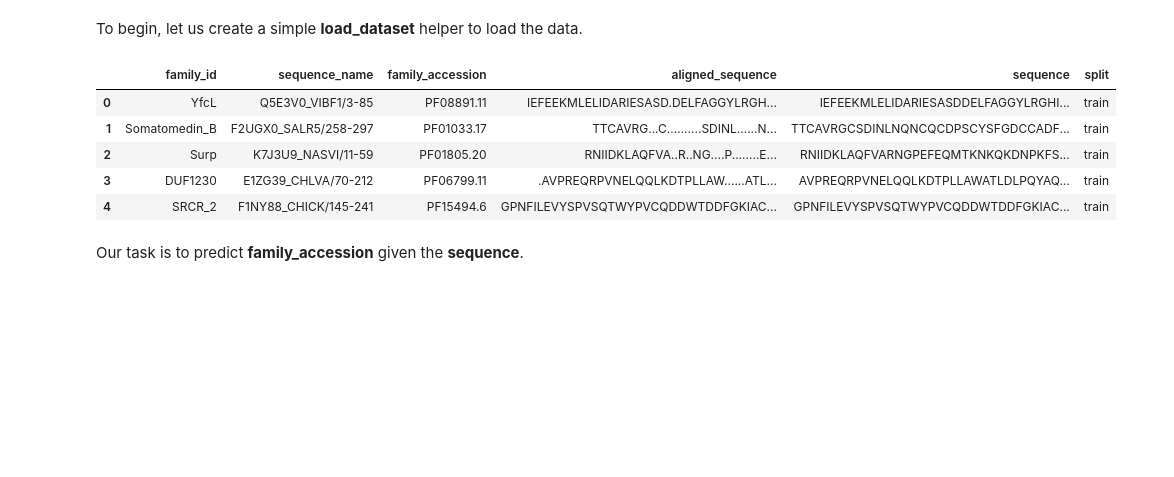
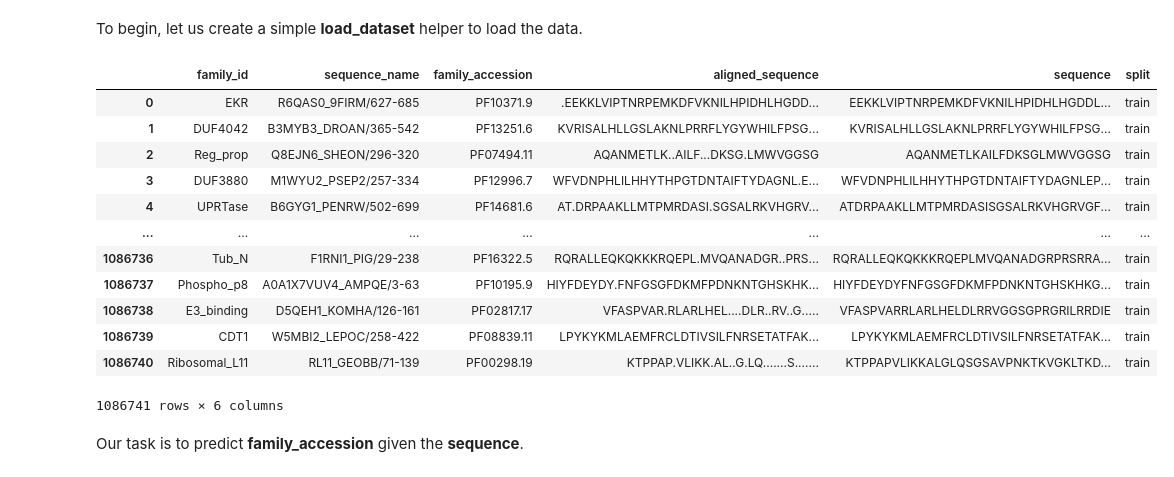
Before and after one commit to jl3720/pfam, a Jupyter notebook: pfam-embedding-is-all-you-need.ipynb, the cells around one changed output. Drawn from its saved outputs; the diff is of its cells as text; code cells hidden in the pictures; blank space fills up the shorter version.

```diff
--- a/pfam-embedding-is-all-you-need.ipynb
+++ b/pfam-embedding-is-all-you-need.ipynb
@@ -48,14 +68,21 @@ raw_train_df = load_dataset("train")
 raw_dev_df = load_dataset("dev")
 raw_test_df = load_dataset("test")
 # %%
-raw_train_df.head()
+raw_train_df
 # %% [output]
 |  | family_id | sequence_name | family_accession | aligned_sequence | sequence | split |
-| 0 | YfcL | Q5E3V0_VIBF1/3-85 | PF08891.11 | IEFEEKMLELIDARIESASD.DELFAGGYLRGH... | IEFEEKMLELIDARIESASDDELFAGGYLRGHI... | train |
-| 1 | Somatomedin_B | F2UGX0_SALR5/258-297 | PF01033.17 | TTCAVRG...C..........SDINL......N... | TTCAVRGCSDINLNQNCQCDPSCYSFGDCCADF... | train |
-| 2 | Surp | K7J3U9_NASVI/11-59 | PF01805.20 | RNIIDKLAQFVA..R..NG....P........E... | RNIIDKLAQFVARNGPEFEQMTKNKQKDNPKFS... | train |
-| 3 | DUF1230 | E1ZG39_CHLVA/70-212 | PF06799.11 | .AVPREQRPVNELQQLKDTPLLAW......ATL... | AVPREQRPVNELQQLKDTPLLAWATLDLPQYAQ... | train |
-| 4 | SRCR_2 | F1NY88_CHICK/145-241 | PF15494.6 | GPNFILEVYSPVSQTWYPVCQDDWTDDFGKIAC... | GPNFILEVYSPVSQTWYPVCQDDWTDDFGKIAC... | train |
+| 0 | EKR | R6QAS0_9FIRM/627-685 | PF10371.9 | .EEKKLVIPTNRPEMKDFVKNILHPIDHLHGDD... | EEKKLVIPTNRPEMKDFVKNILHPIDHLHGDDL... | train |
+| 1 | DUF4042 | B3MYB3_DROAN/365-542 | PF13251.6 | KVRISALHLLGSLAKNLPRRFLYGYWHILFPSG... | KVRISALHLLGSLAKNLPRRFLYGYWHILFPSG... | train |
+| 2 | Reg_prop | Q8EJN6_SHEON/296-320 | PF07494.11 | AQANMETLK..AILF...DKSG.LMWVGGSG | AQANMETLKAILFDKSGLMWVGGSG | train |
+| 3 | DUF3880 | M1WYU2_PSEP2/257-334 | PF12996.7 | WFVDNPHLILHHYTHPGTDNTAIFTYDAGNL.E... | WFVDNPHLILHHYTHPGTDNTAIFTYDAGNLEP... | train |
+| 4 | UPRTase | B6GYG1_PENRW/502-699 | PF14681.6 | AT.DRPAAKLLMTPMRDASI.SGSALRKVHGRV... | ATDRPAAKLLMTPMRDASISGSALRKVHGRVGF... | train |
+| ... | ... | ... | ... | ... | ... | ... |
+| 1086736 | Tub_N | F1RNI1_PIG/29-238 | PF16322.5 | RQRALLEQKQKKKRQEPL.MVQANADGR..PRS... | RQRALLEQKQKKKRQEPLMVQANADGRPRSRRA... | train |
+| 1086737 | Phospho_p8 | A0A1X7VUV4_AMPQE/3-63 | PF10195.9 | HIYFDEYDY.FNFGSGFDKMFPDNKNTGHSKHK... | HIYFDEYDYFNFGSGFDKMFPDNKNTGHSKHKG... | train |
+| 1086738 | E3_binding | D5QEH1_KOMHA/126-161 | PF02817.17 | VFASPVAR.RLARLHEL....DLR..RV..G..... | VFASPVARRLARLHELDLRRVGGSGPRGRILRRDIE | train |
+| 1086739 | CDT1 | W5MBI2_LEPOC/258-422 | PF08839.11 | LPYKYKMLAEMFRCLDTIVSILFNRSETATFAK... | LPYKYKMLAEMFRCLDTIVSILFNRSETATFAK... | train |
+| 1086740 | Ribosomal_L11 | RL11_GEOBB/71-139 | PF00298.19 | KTPPAP.VLIKK.AL..G.LQ.......S....... | KTPPAPVLIKKALGLQSGSAVPNKTKVGKLTKD... | train |
+1086741 rows × 6 columns
 # %% [markdown]
 Our task is to predict **family_accession** given the **sequence**.
 # %% [markdown]
```
Also changed, not shown: parts of 8 cells of this notebook, 1 other file.
